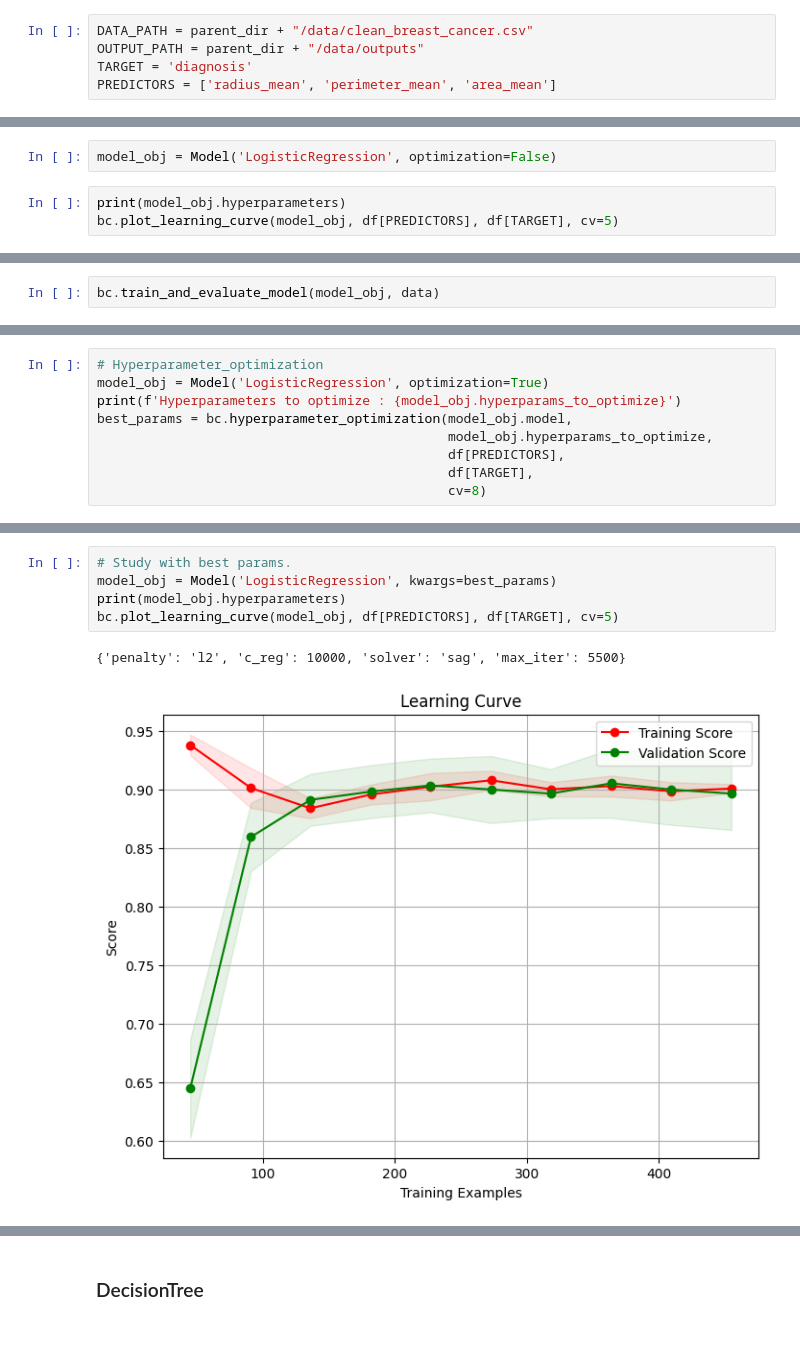
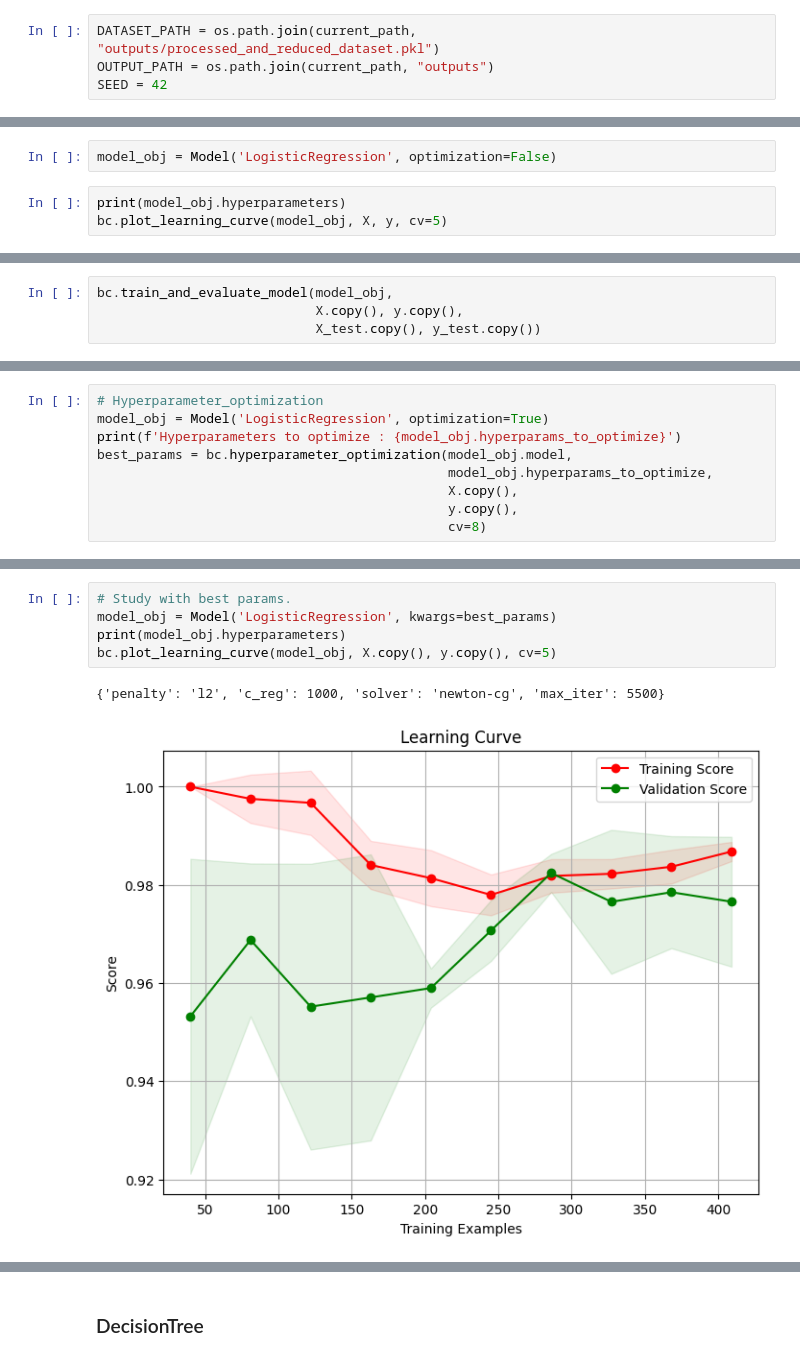
Before and after one commit to mcollpol/BreastCancerPrediction, a Jupyter notebook: research/notebooks/04-model-selection.ipynb, the cells around one changed output, grey strips where cells are left out. Cells and saved outputs as stored; diff of their text form.

```diff
--- a/research/notebooks/04-model-selection.ipynb
+++ b/research/notebooks/04-model-selection.ipynb
@@ -33,5 +15,4 @@ from binary_classification.models import Model
 # %%
-DATA_PATH = parent_dir + "/data/clean_breast_cancer.csv"
-OUTPUT_PATH = parent_dir + "/data/outputs"
-TARGET = 'diagnosis'
-PREDICTORS = ['radius_mean', 'perimeter_mean', 'area_mean']
+DATASET_PATH = os.path.join(current_path, "outputs/processed_and_reduced_dataset.pkl")
+OUTPUT_PATH = os.path.join(current_path, "outputs")
+SEED = 42
@@ -58,6 +79,6 @@ dict_keys(['X_train', 'X_test', 'y_train', 'y_test'])
 model_obj = Model('LogisticRegression', optimization=False)
 # %%
 print(model_obj.hyperparameters)
-bc.plot_learning_curve(model_obj, df[PREDICTORS], df[TARGET], cv=5)
+bc.plot_learning_curve(model_obj, X, y, cv=5)
 # %% [output]
 {'penalty': 'l2', 'c_reg': 1.0, 'solver': 'lbfgs', 'max_iter': 100}
@@ -67,5 +88,7 @@ Overfiting.
 # %%
-bc.train_and_evaluate_model(model_obj, data)
+bc.train_and_evaluate_model(model_obj,
+                            X.copy(), y.copy(),
+                            X_test.copy(), y_test.copy())
 # %% [output]
 For model LogisticRegression with {'penalty': 'l2', 'c_reg': 1.0, 'solver': 'lbfgs', 'max_iter': 100}:
 
@@ -85,7 +110,7 @@ model_obj = Model('LogisticRegression', optimization=True)
 print(f'Hyperparameters to optimize : {model_obj.hyperparams_to_optimize}')
 best_params = bc.hyperparameter_optimization(model_obj.model,
                                              model_obj.hyperparams_to_optimize,
-                                             df[PREDICTORS],
-                                             df[TARGET],
+                                             X.copy(),
+                                             y.copy(),
                                              cv=8)
 # %% [output]
@@ -95,8 +118,8 @@ Best score: 0.8998
 # %%
 # Study with best params.
 model_obj = Model('LogisticRegression', kwargs=best_params)
 print(model_obj.hyperparameters)
-bc.plot_learning_curve(model_obj, df[PREDICTORS], df[TARGET], cv=5)
+bc.plot_learning_curve(model_obj, X.copy(), y.copy(), cv=5)
 # %% [output]
-{'penalty': 'l2', 'c_reg': 10000, 'solver': 'sag', 'max_iter': 5500}
+{'penalty': 'l2', 'c_reg': 1000, 'solver': 'newton-cg', 'max_iter': 5500}
-[figure, old version]
+[figure, new version]
```
Also changed, not shown: parts of 45 cells of this notebook, 32 other files.
